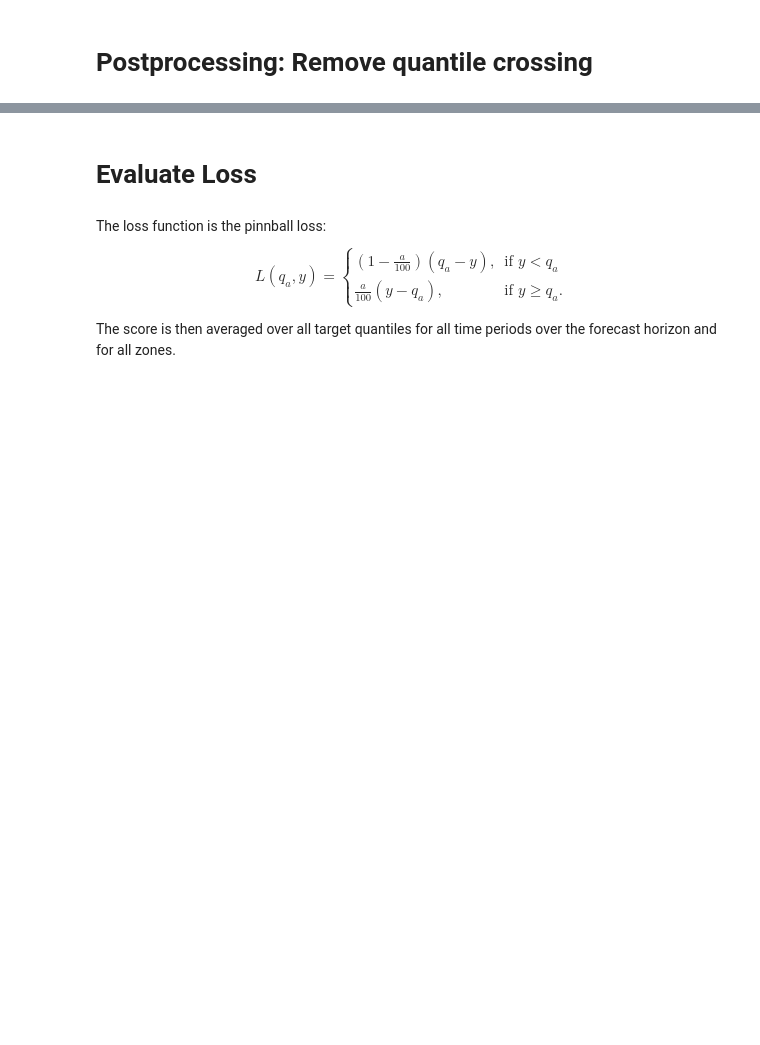
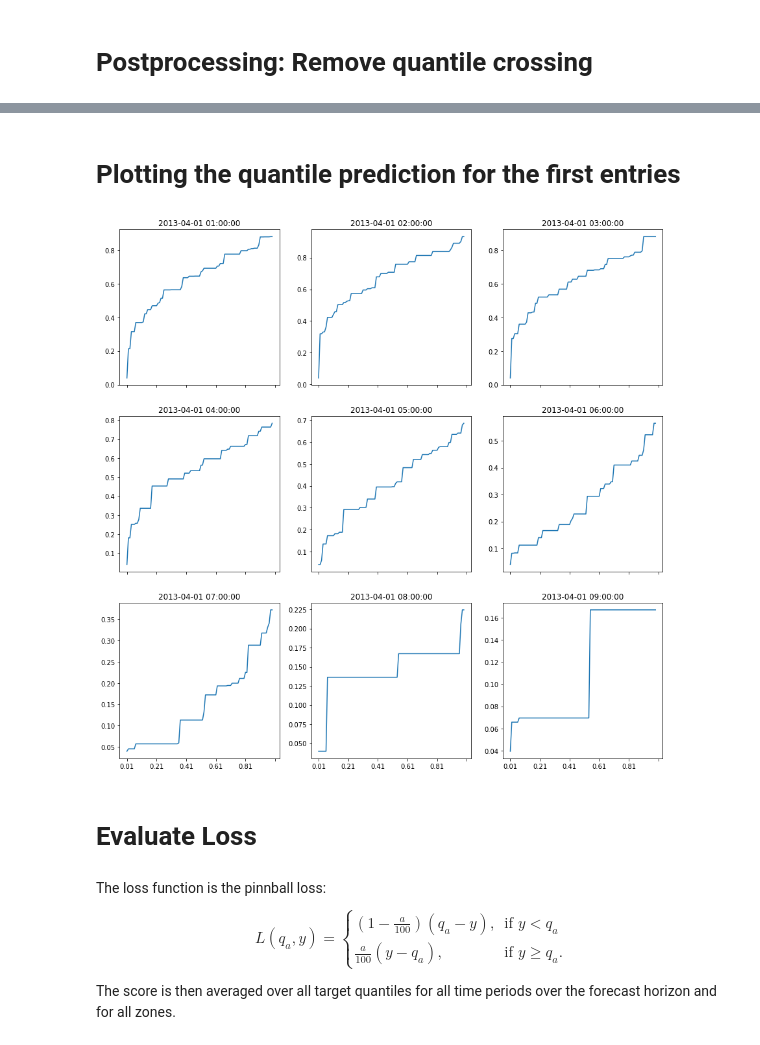
Before and after one commit to pavelzw/GEFCom14-S-comparison, a Jupyter notebook: gefcom14-s-nnqf.ipynb, the cells around one changed output, grey strips where cells are left out. Drawn from its saved outputs; the diff is of its cells as text; code cells hidden in the pictures; blank space fills up the shorter version.

Commit message:
Add quantile plots

```diff
--- a/gefcom14-s-nnqf.ipynb
+++ b/gefcom14-s-nnqf.ipynb
@@ -197,4 +189,16 @@ prediction
 720 rows × 99 columns
+# %% [markdown]
+# Plotting the quantile prediction for the first entries
+# %%
+import matplotlib.pyplot as plt
+
+fig, ax = plt.subplots(3, 3, sharex=True, figsize=(15, 15))
+
+for i in range(9):
+    prediction.iloc[i].tail(99).plot(ax=ax[i // 3, i % 3],
+                                     title=str(yq_output_df[-24*30:].index[i]))
+# %% [output]
+[figure, added]
 # %% [markdown]
 # Evaluate Loss
 # %% [markdown]
```
Also changed, not shown: parts of 7 cells of this notebook.
